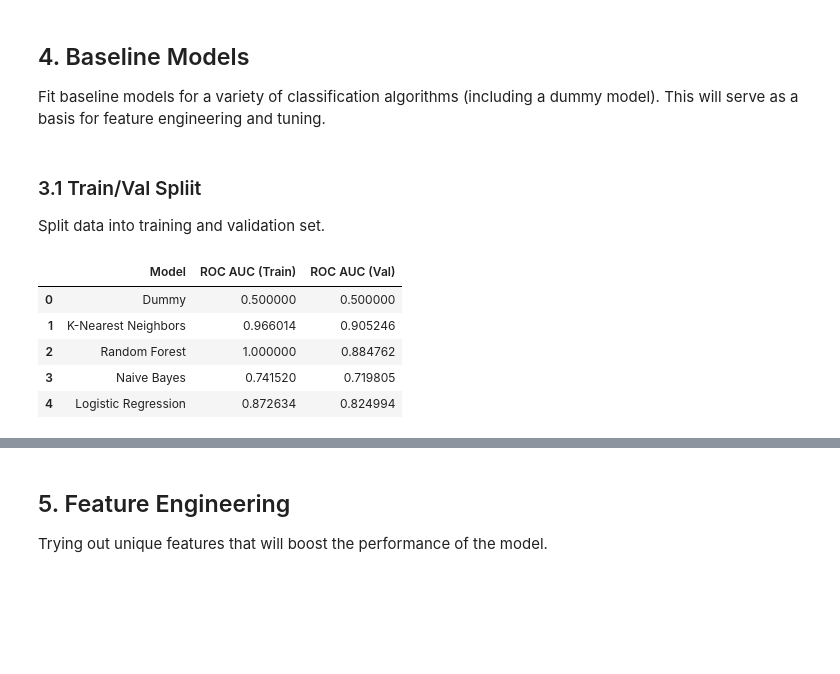
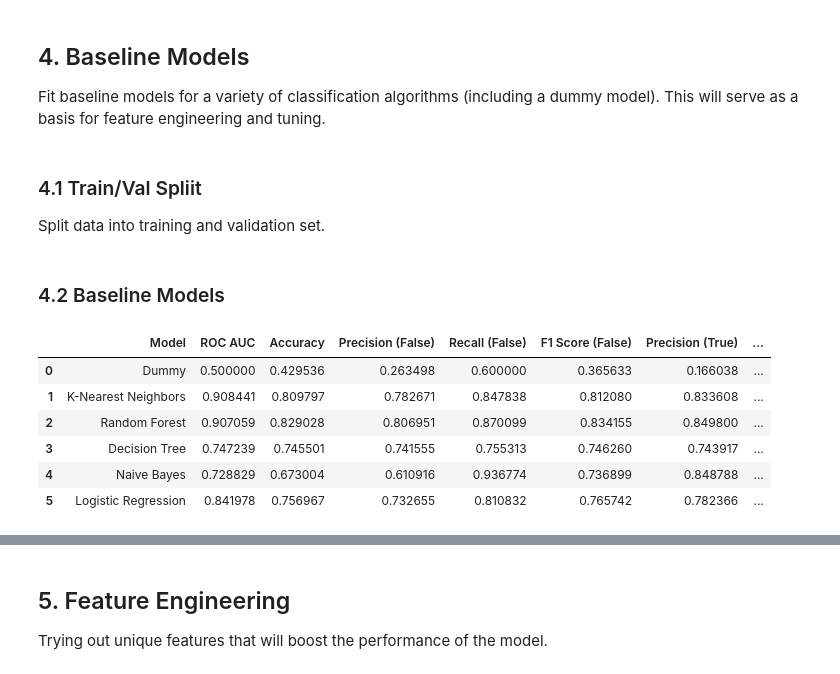
Before and after one commit to stephenjkaplan/speech-accent-classifier, a Jupyter notebook: notebooks/Speech Accent Classifier MVP - American vs Non-American Accents.ipynb, the cells around one changed output, grey strips where cells are left out. Cells and saved outputs as stored; diff of their text form; code cells hidden in the pictures; blank space fills up the shorter version.

```diff
--- a/notebooks/Speech Accent Classifier MVP - American vs Non-American Accents.ipynb
+++ b/notebooks/Speech Accent Classifier MVP - American vs Non-American Accents.ipynb
@@ -42,7 +52,7 @@ from utilities import fit_and_cross_validate_score_model, plot_distribution_pair
 # %% [markdown]
 Connect to PostgreSQL database located on Amazon EC2 instance.
 # %%
-cnx = create_engine('postgresql://ubuntu@13.59.21.81:5432/speech_accent_classifier')
+cnx = create_engine('postgresql://ubuntu@18.223.151.19:5432/speech_accent_classifier')
 # %% [markdown]
 ---
 ## 2. Data Cleaning
@@ -155,32 +165,35 @@ sns.heatmap(df_train.corr(), cmap='seismic', vmin=-1, vmax=1)
 
 Fit baseline models for a variety of classification algorithms (including a dummy model). This will serve as a basis for feature engineering and tuning.
 # %% [markdown]
-### 3.1 Train/Val Spliit
+### 4.1 Train/Val Spliit
 Split data into training and validation set.
 # %%
-X_train_val = df_train.drop(['isUS'], axis=1)
-y_train_val = df_train['isUS']
+X_train_val_baseline = df_train.drop(['isUS'], axis=1)
+y_train_val_baseline = df_train['isUS']
+# %% [markdown]
+### 4.2 Baseline Models
 # %%
 baseline_models = [
     ('Dummy', DummyClassifier(strategy="most_frequent")),
     ('K-Nearest Neighbors', KNeighborsClassifier()),
     ('Random Forest', RandomForestClassifier(random_state=0)),
-    #('SVM', SVC())
-    #('Decision Tree', DecisionTreeClassifier()),
+    ('Decision Tree', DecisionTreeClassifier()),
     ('Naive Bayes', GaussianNB()),
     ('Logistic Regression', LogisticRegression(random_state=0)),
-    # XGBoost
 ]
 # %%
 metrics = []
+roc_auc = []
 for estimator in baseline_models:
-    metrics.append(fit_and_cross_validate_score_roc_auc(estimator, X_train_val, y_train_val))
+    metrics.append(fit_and_cross_validate_score_model(estimator, X_train_val_baseline, y_train_val_baseline))
+    roc_auc.append(fit_and_cross_validate_score_roc_auc(estimator, X_train_val_baseline, y_train_val_baseline))
 
 pd.DataFrame(metrics)
 # %% [output]
-|  | Model | ROC AUC (Train) | ROC AUC (Val) |
-| 0 | Dummy | 0.500000 | 0.500000 |
-| 1 | K-Nearest Neighbors | 0.966014 | 0.905246 |
-| 2 | Random Forest | 1.000000 | 0.884762 |
-| 3 | Naive Bayes | 0.741520 | 0.719805 |
-| 4 | Logistic Regression | 0.872634 | 0.824994 |
+|  | Model | ROC AUC | Accuracy | Precision (False) | Recall (False) | F1 Score (False) | Precision (True) | ... |
+| 0 | Dummy | 0.500000 | 0.429536 | 0.263498 | 0.600000 | 0.365633 | 0.166038 | ... |
+| 1 | K-Nearest Neighbors | 0.908441 | 0.809797 | 0.782671 | 0.847838 | 0.812080 | 0.833608 | ... |
+| 2 | Random Forest | 0.907059 | 0.829028 | 0.806951 | 0.870099 | 0.834155 | 0.849800 | ... |
+| 3 | Decision Tree | 0.747239 | 0.745501 | 0.741555 | 0.755313 | 0.746260 | 0.743917 | ... |
+| 4 | Naive Bayes | 0.728829 | 0.673004 | 0.610916 | 0.936774 | 0.736899 | 0.848788 | ... |
+| 5 | Logistic Regression | 0.841978 | 0.756967 | 0.732655 | 0.810832 | 0.765742 | 0.782366 | ... |
```
Also changed, not shown: parts of 169 cells of this notebook, 15 other files.
